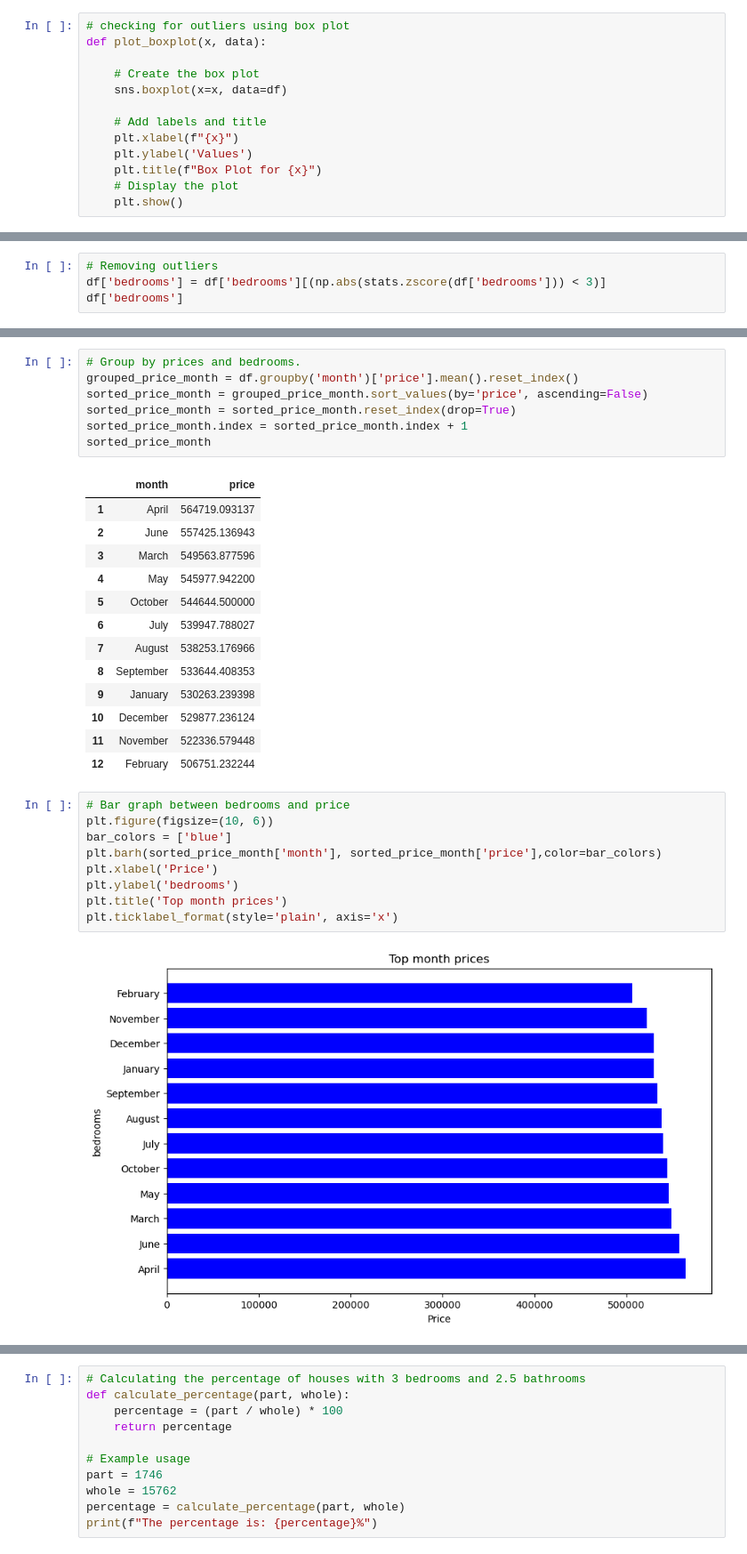
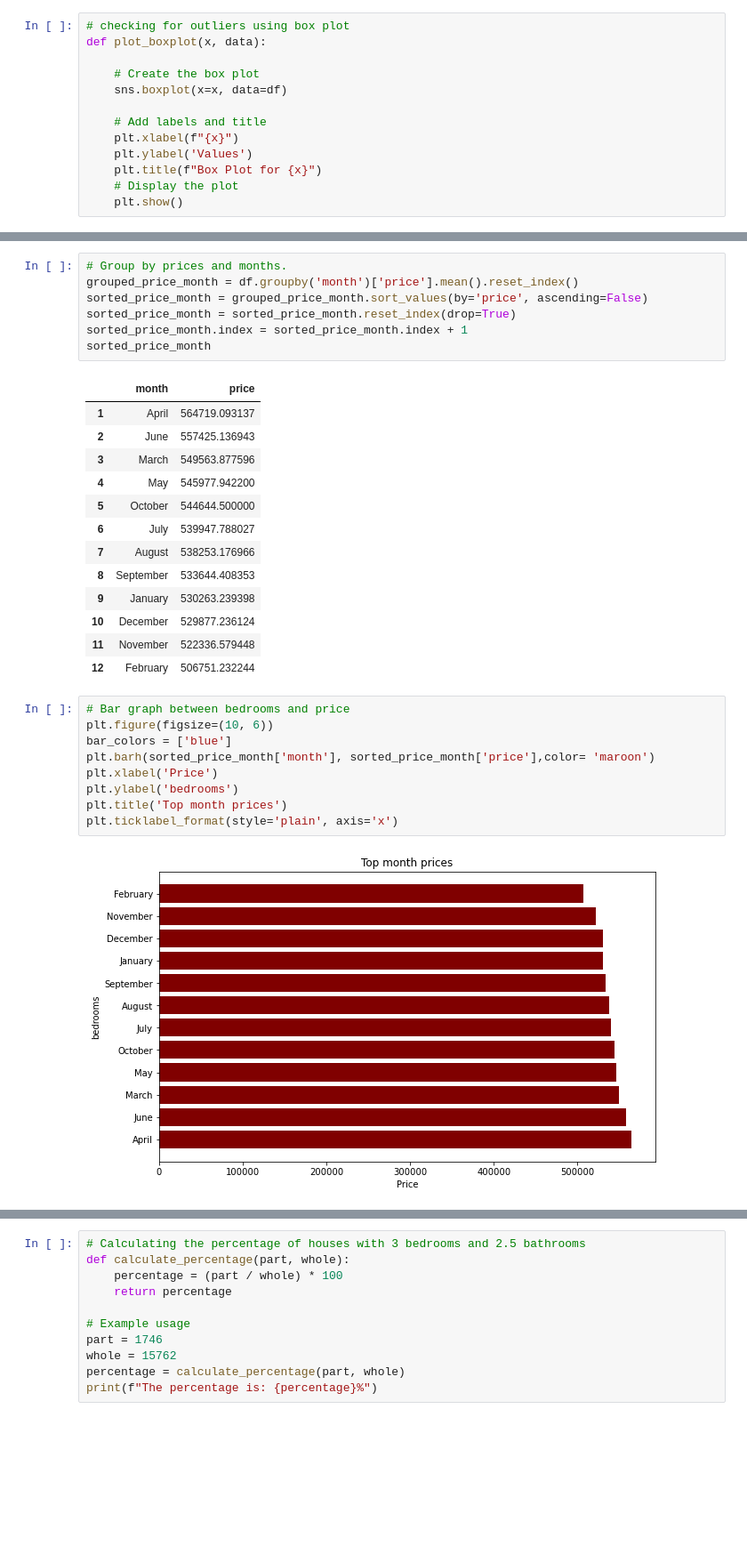
Before and after one commit to learn-co-curriculum/dsc-phase-2-project-v2-3, a Jupyter notebook: student.ipynb, the cells around one changed output, grey strips where cells are left out. Shown at 89% size. Drawn from its saved outputs; the diff is of its cells as text; blank space fills up the shorter version.

```diff
--- a/student.ipynb
+++ b/student.ipynb
@@ -356,4 +357,0 @@ plot_boxplot('bedrooms', df)
-# %%
-# Removing outliers
-df['bedrooms'] = df['bedrooms'][(np.abs(stats.zscore(df['bedrooms'])) < 3)]
-df['bedrooms']
@@ -433,5 +419,5 @@ sorted_price_bedrooms
 # %%
-# Group by prices and bedrooms.
+# Group by prices and months.
 grouped_price_month = df.groupby('month')['price'].mean().reset_index()
 sorted_price_month = grouped_price_month.sort_values(by='price', ascending=False)
 sorted_price_month = sorted_price_month.reset_index(drop=True)
@@ -454,12 +440,12 @@ sorted_price_month
 # %%
 # Bar graph between bedrooms and price
 plt.figure(figsize=(10, 6))
 bar_colors = ['blue']
-plt.barh(sorted_price_month['month'], sorted_price_month['price'],color=bar_colors)
+plt.barh(sorted_price_month['month'], sorted_price_month['price'],color= 'maroon')
 plt.xlabel('Price')
 plt.ylabel('bedrooms')
 plt.title('Top month prices')
 plt.ticklabel_format(style='plain', axis='x')
 # %% [output]
-[figure, old version]
+[figure, new version]
 # %%
```
Also changed, not shown: parts of 61 cells of this notebook, 1 other file.
